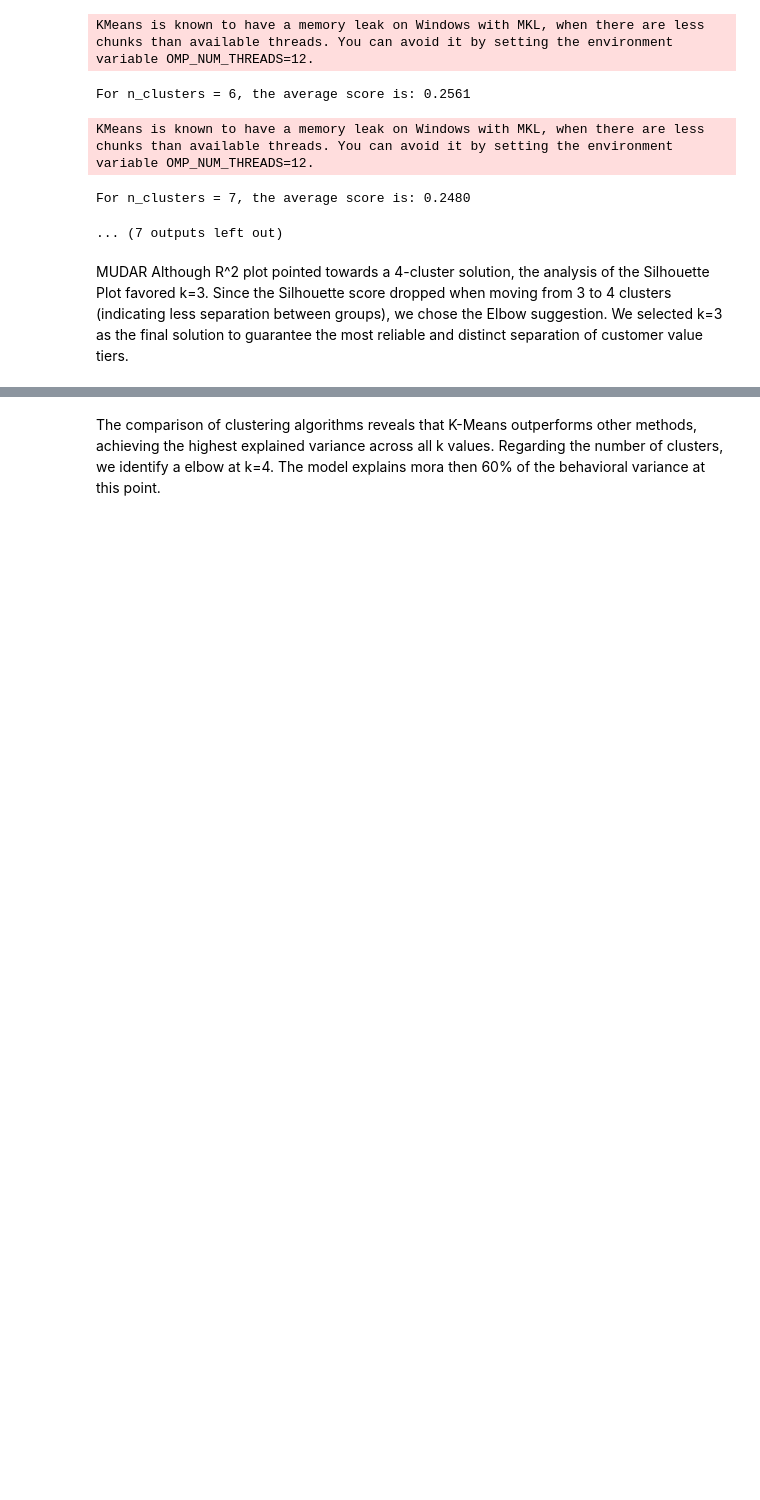
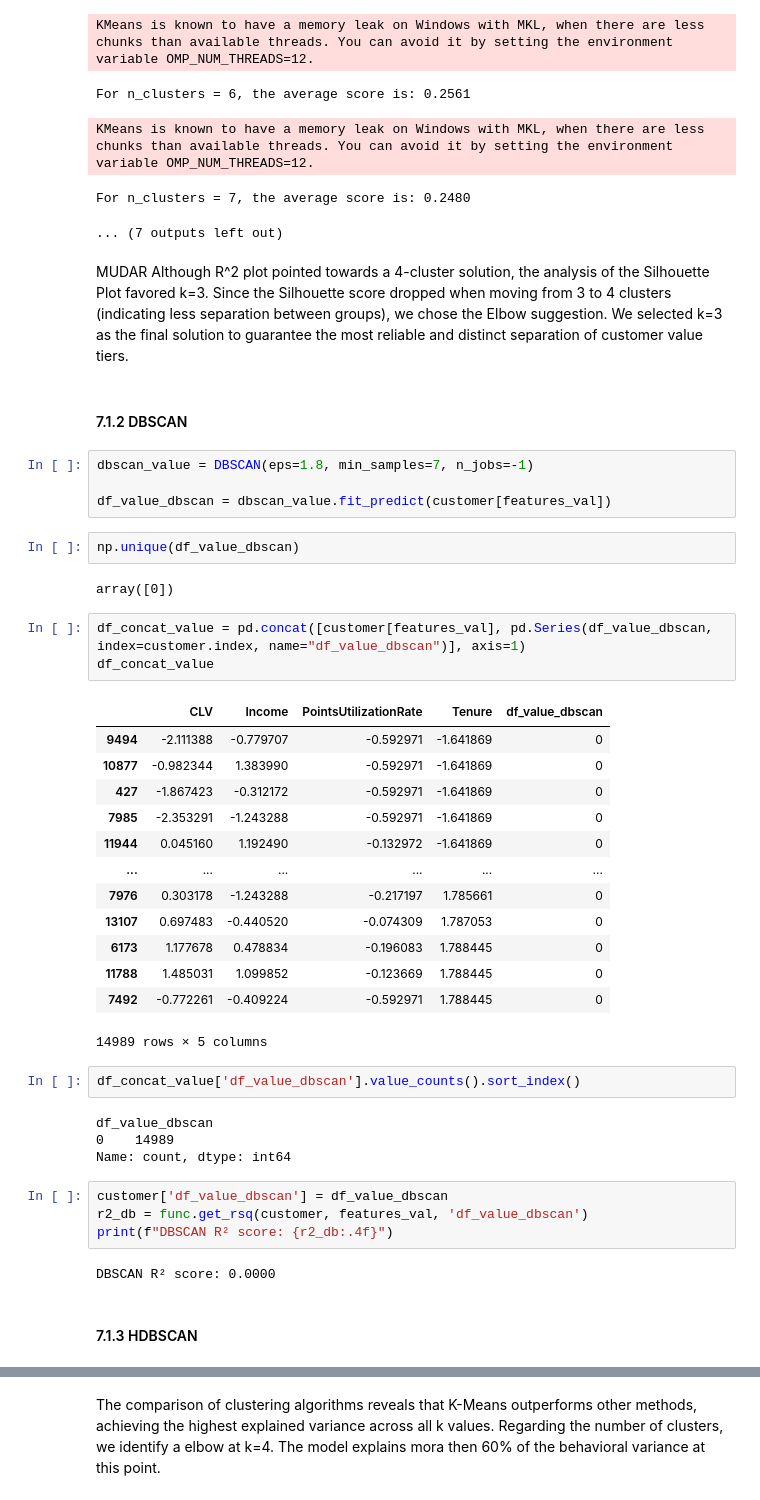
Before and after one commit to RuiSousaFerreiraIMS/DM_Project_Final, a Jupyter notebook: 16_10_DM.ipynb, the cells around one changed output, grey strips where cells are left out. Cells and saved outputs as stored; diff of their text form; blank space fills up the shorter version.

Commit message:
dbscan e hdbscan para cada perspetiva

```diff
--- a/16_10_DM.ipynb
+++ b/16_10_DM.ipynb
@@ -1769,3 +1730,44 @@ For n_clusters = 7, the average score is: 0.2480
 # %% [markdown]
 MUDAR Although R^2 plot pointed towards a 4-cluster solution, the analysis of the Silhouette Plot favored k=3.
 Since the Silhouette score dropped when moving from 3 to 4 clusters (indicating less separation between groups), we chose the Elbow suggestion. We selected k=3 as the final solution to guarantee the most reliable and distinct separation of customer value tiers.
+# %% [markdown]
+#### 7.1.2 DBSCAN
+# %%
+dbscan_value = DBSCAN(eps=1.8, min_samples=7, n_jobs=-1)
+
+df_value_dbscan = dbscan_value.fit_predict(customer[features_val])
+# %%
+np.unique(df_value_dbscan)
+# %% [output]
+array([0])
+# %%
+df_concat_value = pd.concat([customer[features_val], pd.Series(df_value_dbscan, index=customer.index, name="df_value_dbscan")], axis=1)
+df_concat_value
+# %% [output]
+|  | CLV | Income | PointsUtilizationRate | Tenure | df_value_dbscan |
+| 9494 | -2.111388 | -0.779707 | -0.592971 | -1.641869 | 0 |
+| 10877 | -0.982344 | 1.383990 | -0.592971 | -1.641869 | 0 |
+| 427 | -1.867423 | -0.312172 | -0.592971 | -1.641869 | 0 |
+| 7985 | -2.353291 | -1.243288 | -0.592971 | -1.641869 | 0 |
+| 11944 | 0.045160 | 1.192490 | -0.132972 | -1.641869 | 0 |
+| ... | ... | ... | ... | ... | ... |
+| 7976 | 0.303178 | -1.243288 | -0.217197 | 1.785661 | 0 |
+| 13107 | 0.697483 | -0.440520 | -0.074309 | 1.787053 | 0 |
+| 6173 | 1.177678 | 0.478834 | -0.196083 | 1.788445 | 0 |
+| 11788 | 1.485031 | 1.099852 | -0.123669 | 1.788445 | 0 |
+| 7492 | -0.772261 | -0.409224 | -0.592971 | 1.788445 | 0 |
+14989 rows × 5 columns
+# %%
+df_concat_value['df_value_dbscan'].value_counts().sort_index()
+# %% [output]
+df_value_dbscan
+0    14989
+Name: count, dtype: int64
+# %%
+customer['df_value_dbscan'] = df_value_dbscan
+r2_db = func.get_rsq(customer, features_val, 'df_value_dbscan')
+print(f"DBSCAN R² score: {r2_db:.4f}")
+# %% [output]
+DBSCAN R² score: 0.0000
+# %% [markdown]
+#### 7.1.3 HDBSCAN
```
Also changed, not shown: parts of 50 cells of this notebook.
